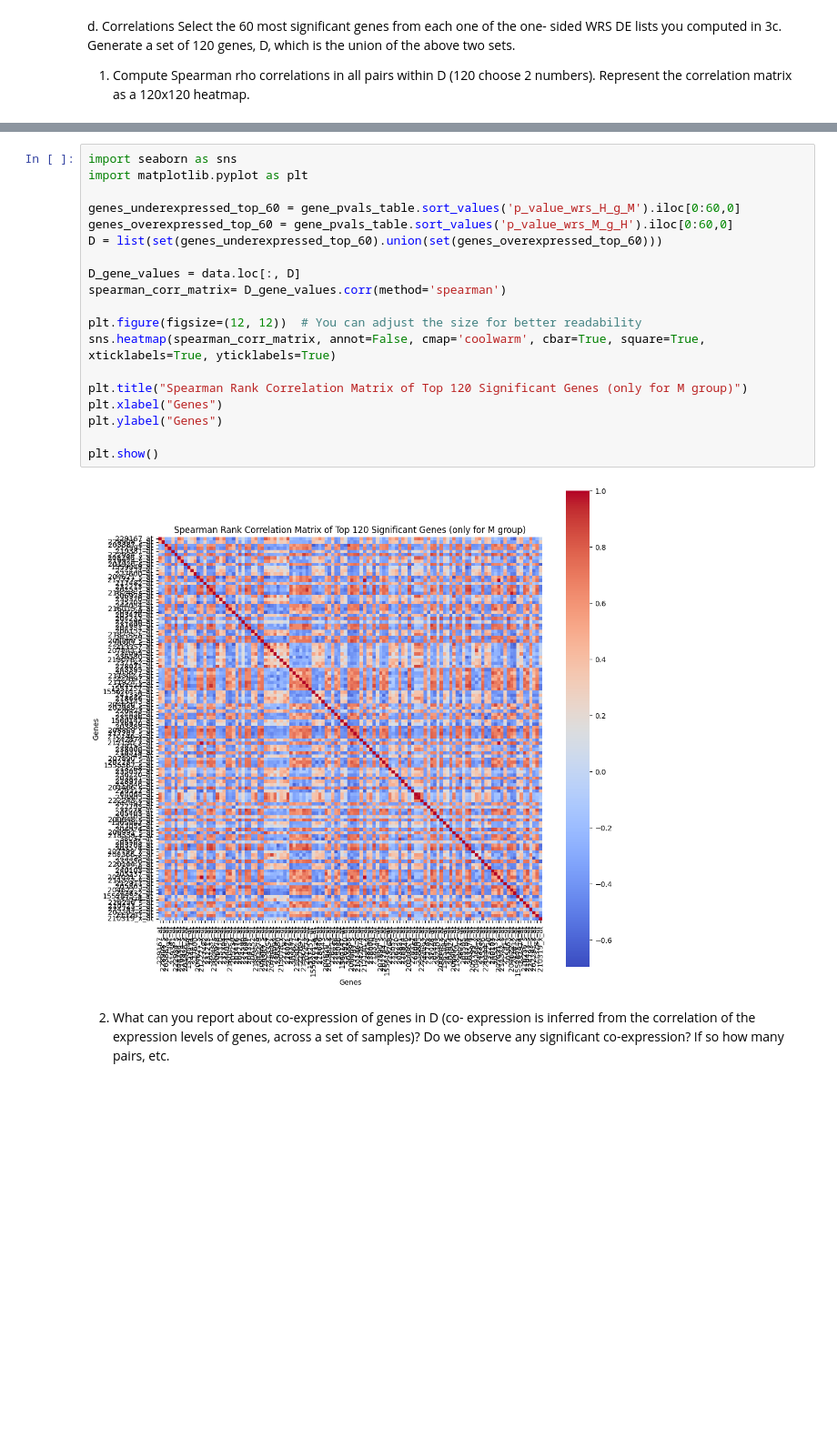
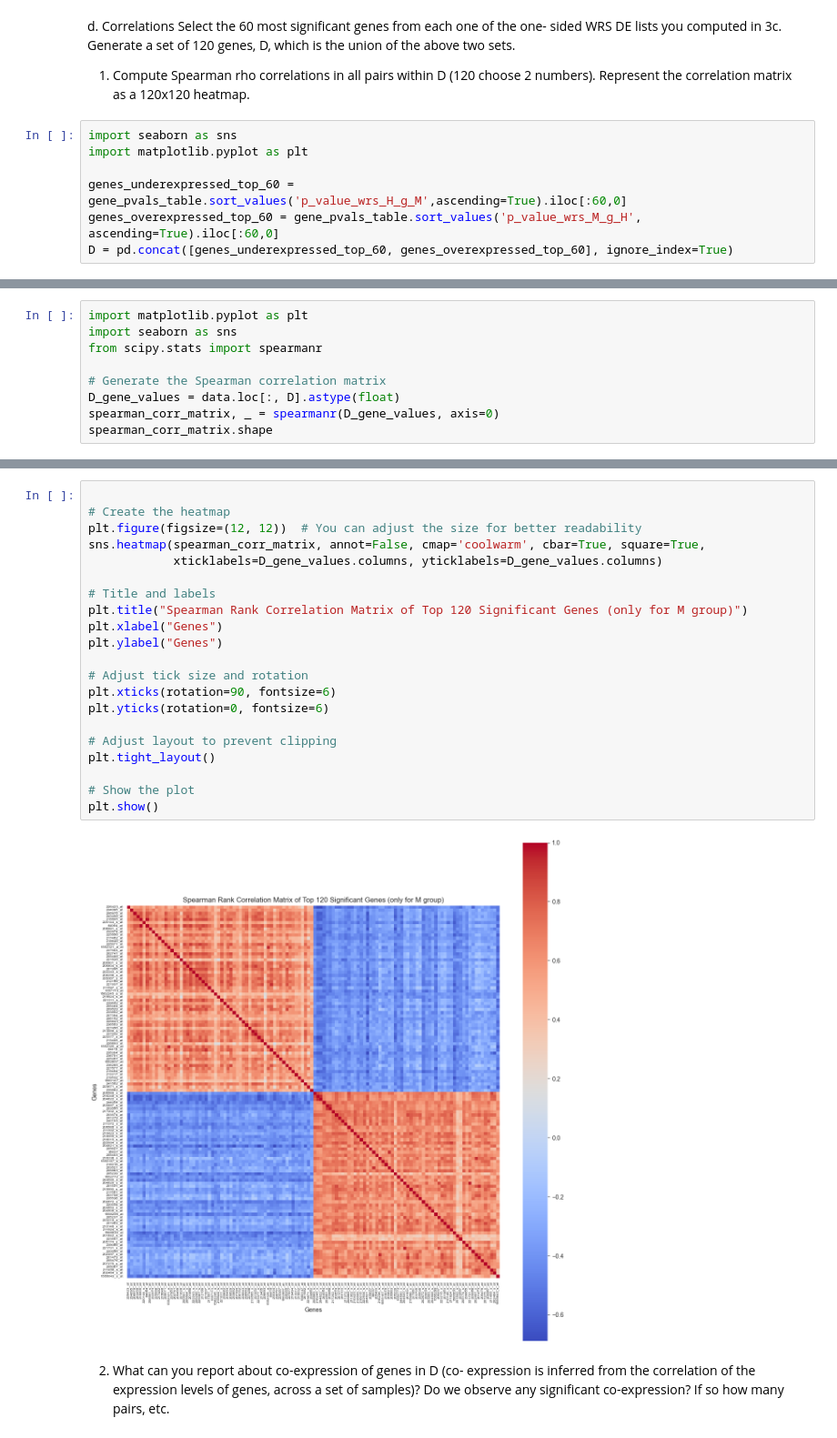
Before and after one commit to itanini/ML_project, a Jupyter notebook: part1.ipynb, the cells around one changed output, grey strips where cells are left out. Shown: that part at 91% size. Saved outputs shown, nothing was run; the diff lists cells and outputs as text; blank space fills up the shorter version.

Commit message:
fixed correlation matrix

```diff
--- a/part1.ipynb
+++ b/part1.ipynb
@@ -309,3 +312,10 @@ genes, D, which is the union of the above two sets.
 1) Compute Spearman rho correlations in all pairs within D (120
 choose 2 numbers). Represent the correlation matrix as a 120x120
 heatmap.
+# %%
+import seaborn as sns
+import matplotlib.pyplot as plt
+
+genes_underexpressed_top_60 = gene_pvals_table.sort_values('p_value_wrs_H_g_M',ascending=True).iloc[:60,0]
+genes_overexpressed_top_60 = gene_pvals_table.sort_values('p_value_wrs_M_g_H', ascending=True).iloc[:60,0]
+D = pd.concat([genes_underexpressed_top_60, genes_overexpressed_top_60], ignore_index=True)
@@ -311,0 +342,9 @@ heatmap.
+# %%
+import matplotlib.pyplot as plt
+import seaborn as sns
+from scipy.stats import spearmanr
+
+# Generate the Spearman correlation matrix
+D_gene_values = data.loc[:, D].astype(float)
+spearman_corr_matrix, _ = spearmanr(D_gene_values, axis=0)
+spearman_corr_matrix.shape
@@ -312,24 +353,26 @@ heatmap.
 # %%
-import seaborn as sns
-import matplotlib.pyplot as plt
 
-genes_underexpressed_top_60 = gene_pvals_table.sort_values('p_value_wrs_H_g_M').iloc[0:60,0]
-genes_overexpressed_top_60 = gene_pvals_table.sort_values('p_value_wrs_M_g_H').iloc[0:60,0]
-D = list(set(genes_underexpressed_top_60).union(set(genes_overexpressed_top_60)))
+# Create the heatmap
+plt.figure(figsize=(12, 12))  # You can adjust the size for better readability
+sns.heatmap(spearman_corr_matrix, annot=False, cmap='coolwarm', cbar=True, square=True,
+            xticklabels=D_gene_values.columns, yticklabels=D_gene_values.columns)
 
-D_gene_values = data.loc[:, D]
-spearman_corr_matrix= D_gene_values.corr(method='spearman')
-
-plt.figure(figsize=(12, 12))  # You can adjust the size for better readability
-sns.heatmap(spearman_corr_matrix, annot=False, cmap='coolwarm', cbar=True, square=True, xticklabels=True, yticklabels=True)
-
+# Title and labels
 plt.title("Spearman Rank Correlation Matrix of Top 120 Significant Genes (only for M group)")
 plt.xlabel("Genes")
 plt.ylabel("Genes")
 
+# Adjust tick size and rotation
+plt.xticks(rotation=90, fontsize=6)
+plt.yticks(rotation=0, fontsize=6)
+
+# Adjust layout to prevent clipping
+plt.tight_layout()
+
+# Show the plot
 plt.show()
 # %% [output]
-[figure, old version]
+[figure, new version]
 # %% [markdown]
 2) What can you report about co-expression of genes in D (co-
 expression is inferred from the correlation of the expression
```
Also changed, not shown: parts of 20 cells of this notebook.
